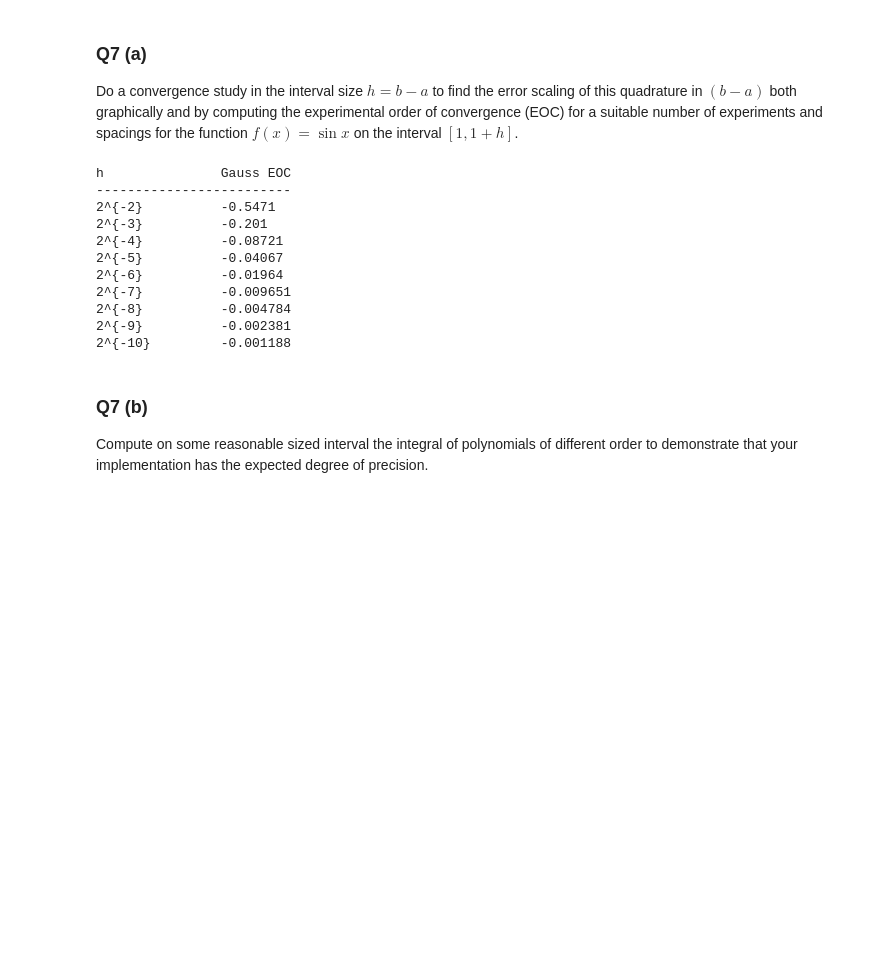
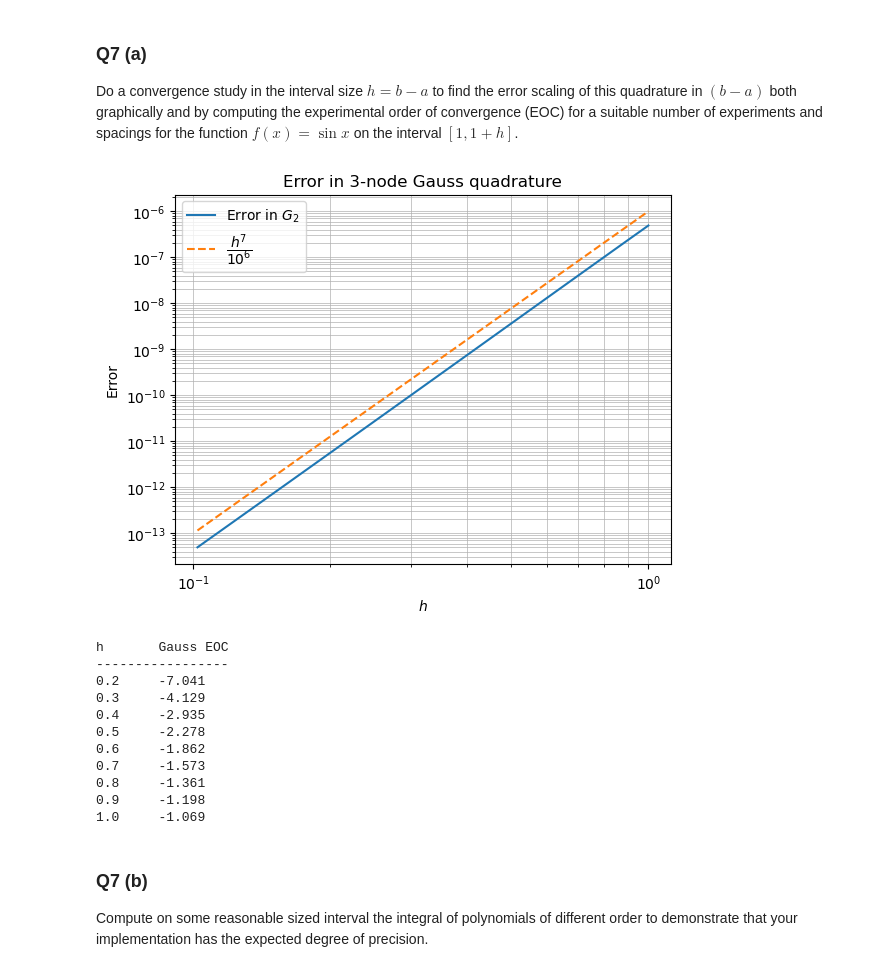
Before and after one commit to DoctorDalek1963/uni, a Jupyter notebook: second-year/MA2K4-Numerical-Methods-and-Computing/Ass-3/Dyson_Dyson_5503449_MA2K4_Assignment_3.ipynb, the cells around one changed output. Cells and saved outputs as stored; diff of their text form; code cells hidden in the pictures; blank space fills up the shorter version.

```diff
--- a/second-year/MA2K4-Numerical-Methods-and-Computing/Ass-3/Dyson_Dyson_5503449_MA2K4_Assignment_3.ipynb
+++ b/second-year/MA2K4-Numerical-Methods-and-Computing/Ass-3/Dyson_Dyson_5503449_MA2K4_Assignment_3.ipynb
@@ -13,37 +20,66 @@ def gauss_3_node(f, a, b):
 
 Do a convergence study in the interval size $h = b - a$ to find the error scaling of this quadrature in $(b - a)$ both graphically and by computing the experimental order of convergence (EOC) for a suitable number of experiments and spacings for the function $f(x) = \sin x$ on the interval $[1, 1 + h]$.
 # %%
-# TODO: Plot for EOC
+def plot_gauss_3_node_error():
+    h = np.linspace(0, 1, 50)[5:]
+
+    exact = np.array(list(map(
+        lambda h_: -np.cos(1 + h_) + np.cos(1), h
+    )))
+    gauss = np.array(list(map(
+        lambda h_: gauss_3_node(np.sin, 1, 1 + h_), h
+    )))
+
+    plt.loglog(h, np.abs(exact - gauss), label="Error in $G_2$")
+    plt.loglog(h, h**7 / 10**6, label=r"$\dfrac{h^7}{10^6}$", linestyle="dashed")
+
+    plt.grid(True, which='both', linestyle='-', linewidth=0.5)
+
+    plt.title(r"Error in 3-node Gauss quadrature")
+    plt.legend()
+    plt.xlabel("$h$")
+    plt.ylabel("Error")
+
+    plt.show()
+    plt.clf()
+    plt.close()
+
+
+plot_gauss_3_node_error()
+# %% [output]
+[figure, added]
 # %%
-print("h\t\tGauss EOC")
-print("-------------------------")
+print("h\tGauss EOC")
+print("-----------------")
 
-for k in np.arange(2, 11):
-    h = 2.0**-k
+hs = np.linspace(0, 1, 11)[1:]
+
+for i in range(1, len(hs)):
+    h = hs[i]
     gauss = gauss_3_node(np.sin, 1, 1 + h)
     true = -np.cos(1 + h) + np.cos(1)
     error = gauss - true
 
-    prev_h = 2.0**-(k-1)
+    prev_h = hs[i - 1]
     prev_gauss = gauss_3_node(np.sin, 1, 1 + prev_h)
     prev_true = -np.cos(1 + prev_h) + np.cos(1)
     prev_error = prev_gauss - prev_true
 
     eoc = np.log(prev_error / error) / np.log(2)
 
-    print(f"2^{{{-k}}}\t\t{eoc:.4g}")
+    print(f"{h:.1f}\t{eoc:.4g}")
 # %% [output]
-h               Gauss EOC
--------------------------
-2^{-2}          -0.5471
-2^{-3}          -0.201
-2^{-4}          -0.08721
-2^{-5}          -0.04067
-2^{-6}          -0.01964
-2^{-7}          -0.009651
-2^{-8}          -0.004784
-2^{-9}          -0.002381
-2^{-10}         -0.001188
+h       Gauss EOC
+-----------------
+0.2     -7.041
+0.3     -4.129
+0.4     -2.935
+0.5     -2.278
+0.6     -1.862
+0.7     -1.573
+0.8     -1.361
+0.9     -1.198
+1.0     -1.069
 # %% [markdown]
 ### Q7 (b)
 
```
Also changed, not shown: parts of 4 cells of this notebook, 1 other file.
